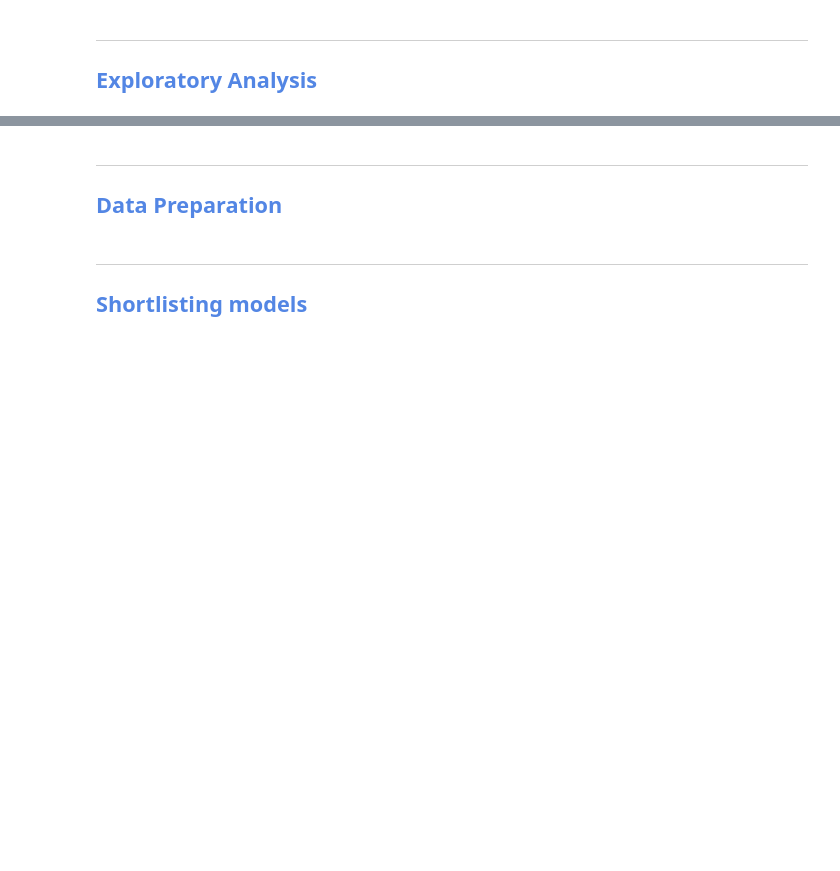
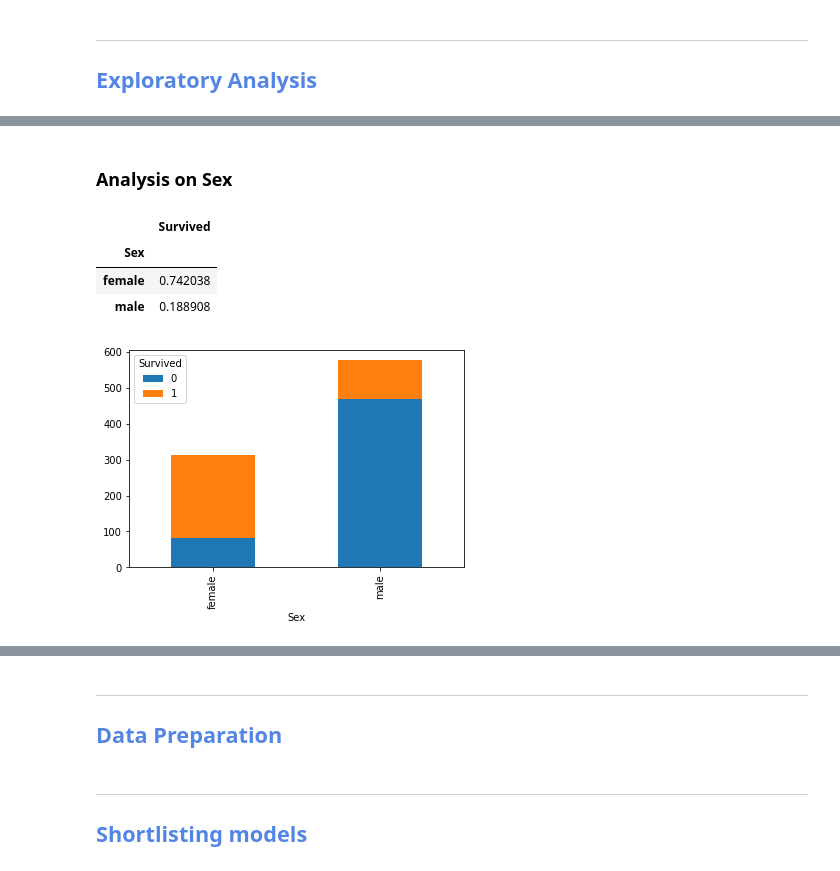
Before and after one commit to FukiBabasaki/Data-science-portfolio, a Jupyter notebook: Notebooks/Supervised/Titanic-classification/titanic-classification.ipynb, the cells around one changed output, grey strips where cells are left out. Drawn from its saved outputs; the diff is of its cells as text; code cells hidden in the pictures; blank space fills up the shorter version.

```diff
--- a/Notebooks/Supervised/Titanic-classification/titanic-classification.ipynb
+++ b/Notebooks/Supervised/Titanic-classification/titanic-classification.ipynb
@@ -43,0 +39,6 @@ titanic_train.head(5)
+# %%
+titanic_clone = titanic_train.copy()
+
+titanic_train.info()
+titanic_train.head(5)
+titanic_train.describe()
@@ -43,0 +81,12 @@ titanic_train.head(5)
+# %% [markdown]
+### Analysis on Sex
+# %%
+titanic_clone.pivot_table('PassengerId', 'Sex', 'Survived', 'count').plot(kind='bar', stacked=True)
+
+titanic_clone.groupby(['Sex']).agg({'Survived': 'mean'})
+# %% [output]
+|  | Survived |
+| Sex |  |
+| female | 0.742038 |
+| male | 0.188908 |
+[figure, added]
```
Also changed, not shown: parts of 13 cells of this notebook.
